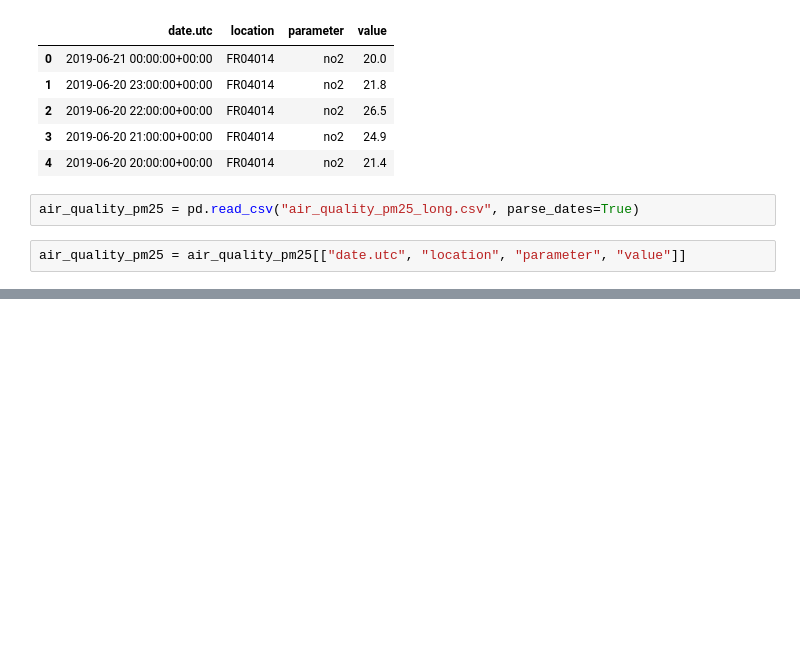
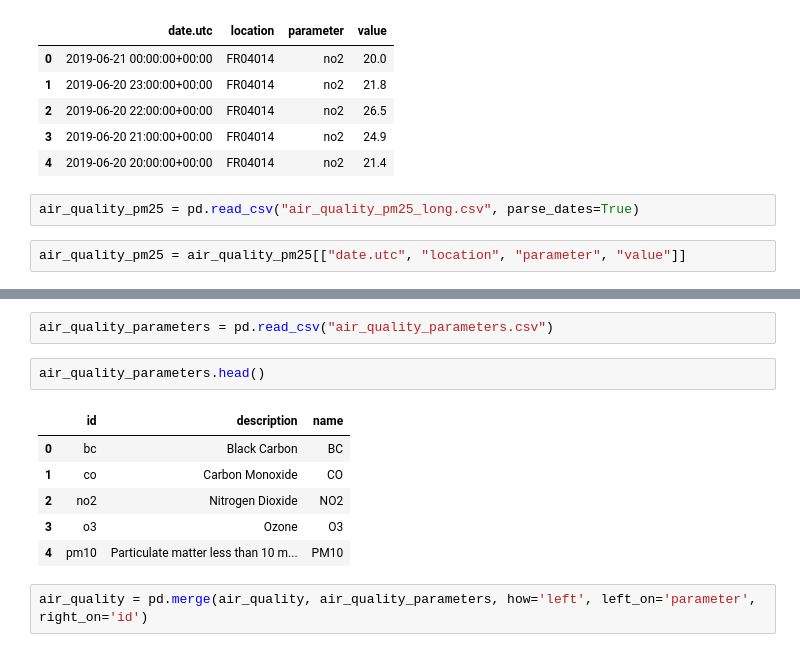
Before and after one commit to evargas1/Making-Graphs, a Jupyter notebook: New Columns Derived From Existing columns.ipynb, the cells around one changed output, grey strips where cells are left out. Saved outputs shown, nothing was run; the diff lists cells and outputs as text; blank space fills up the shorter version.

```diff
--- a/New Columns Derived From Existing columns.ipynb
+++ b/New Columns Derived From Existing columns.ipynb
@@ -540,0 +541,13 @@ air_quality.head()
+# %%
+air_quality_parameters = pd.read_csv("air_quality_parameters.csv")
+# %%
+air_quality_parameters.head()
+# %% [output]
+|  | id | description | name |
+| 0 | bc | Black Carbon | BC |
+| 1 | co | Carbon Monoxide | CO |
+| 2 | no2 | Nitrogen Dioxide | NO2 |
+| 3 | o3 | Ozone | O3 |
+| 4 | pm10 | Particulate matter less than 10 m... | PM10 |
+# %%
+air_quality = pd.merge(air_quality, air_quality_parameters, how='left', left_on='parameter', right_on='id')
```
Also changed, not shown: parts of 26 cells of this notebook, 3 other files.
